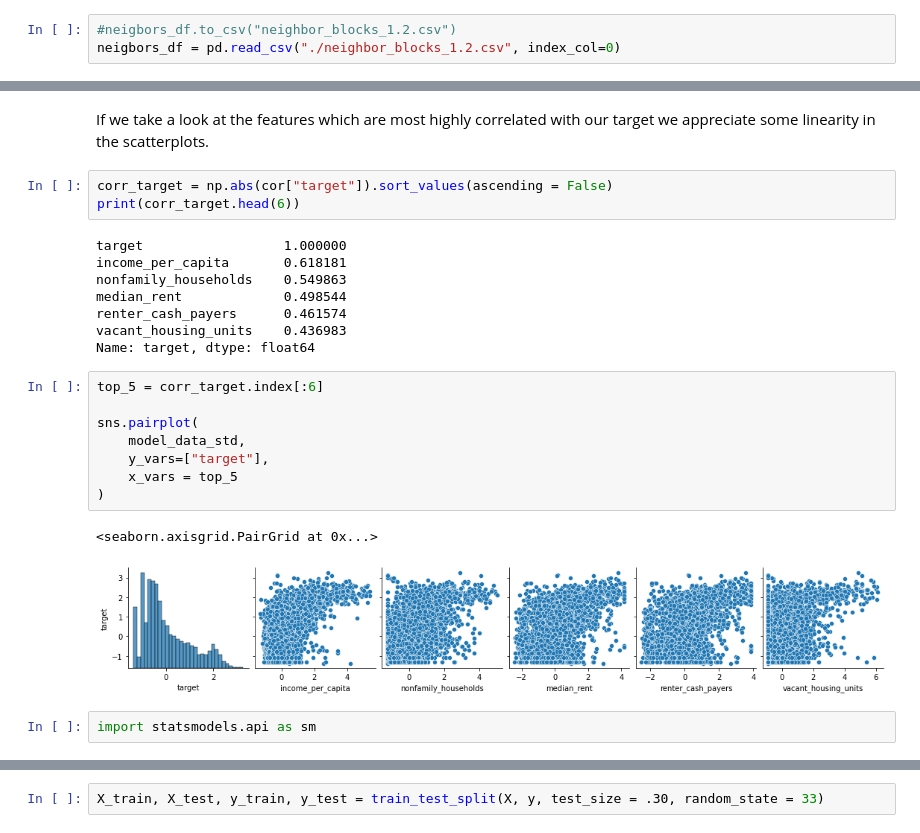
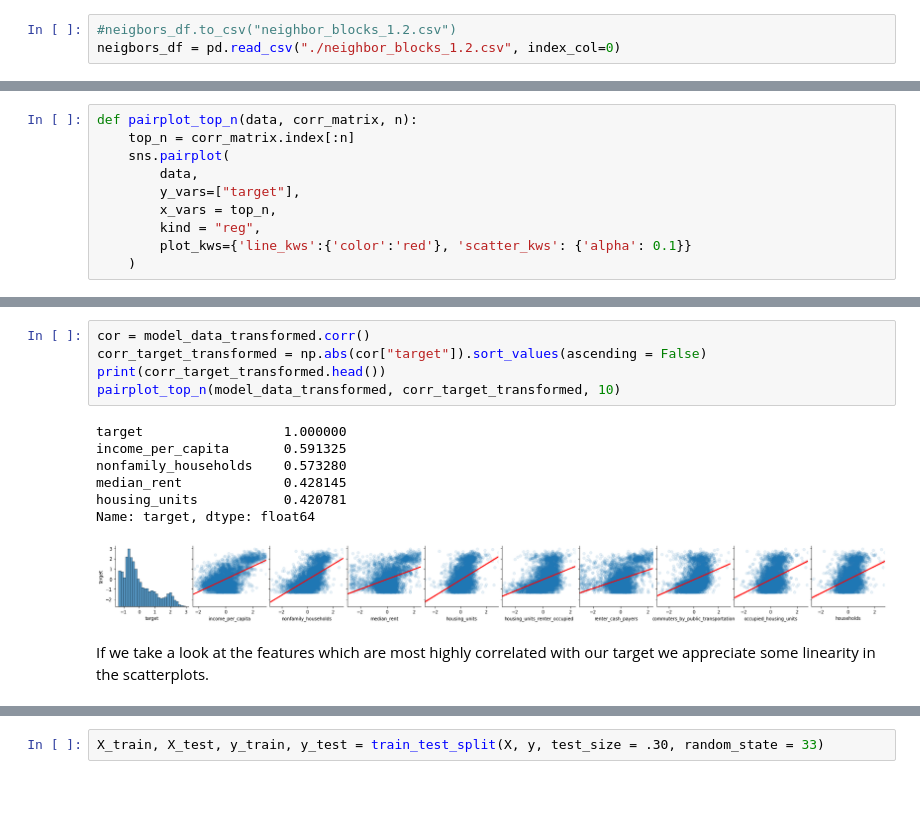
Before and after one commit to seanahmad/NY-taxi-analysis, a Jupyter notebook: Modelling.ipynb, the cells around one changed output, grey strips where cells are left out. Drawn from its saved outputs; the diff is of its cells as text; blank space fills up the shorter version.

```diff
--- a/Modelling.ipynb
+++ b/Modelling.ipynb
@@ -108,0 +151,10 @@ plt.show()
+# %%
+def pairplot_top_n(data, corr_matrix, n):
+    top_n = corr_matrix.index[:n]
+    sns.pairplot(
+        data,
+        y_vars=["target"],
+        x_vars = top_n,
+        kind = "reg",
+        plot_kws={'line_kws':{'color':'red'}, 'scatter_kws': {'alpha': 0.1}}
+    )
@@ -109,26 +176,15 @@ plt.show()
+# %%
+cor = model_data_transformed.corr()
+corr_target_transformed = np.abs(cor["target"]).sort_values(ascending = False)
+print(corr_target_transformed.head())
+pairplot_top_n(model_data_transformed, corr_target_transformed, 10)
+# %% [output]
+target                  1.000000
+income_per_capita       0.591325
+nonfamily_households    0.573280
+median_rent             0.428145
+housing_units           0.420781
+Name: target, dtype: float64
+[figure, added]
 # %% [markdown]
 If we take a look at the features which are most highly correlated with our target we appreciate some linearity in the scatterplots.
-# %%
-corr_target = np.abs(cor["target"]).sort_values(ascending = False)
-print(corr_target.head(6))
-# %% [output]
-target                  1.000000
-income_per_capita       0.618181
-nonfamily_households    0.549863
-median_rent             0.498544
-renter_cash_payers      0.461574
-vacant_housing_units    0.436983
-Name: target, dtype: float64
-# %%
-top_5 = corr_target.index[:6]
-
-sns.pairplot(
-    model_data_std,
-    y_vars=["target"],
-    x_vars = top_5
-)
-# %% [output]
-<seaborn.axisgrid.PairGrid at 0x...>
-[figure, removed]
-# %%
-import statsmodels.api as sm
```
Also changed, not shown: parts of 34 cells of this notebook, 1 other file.
